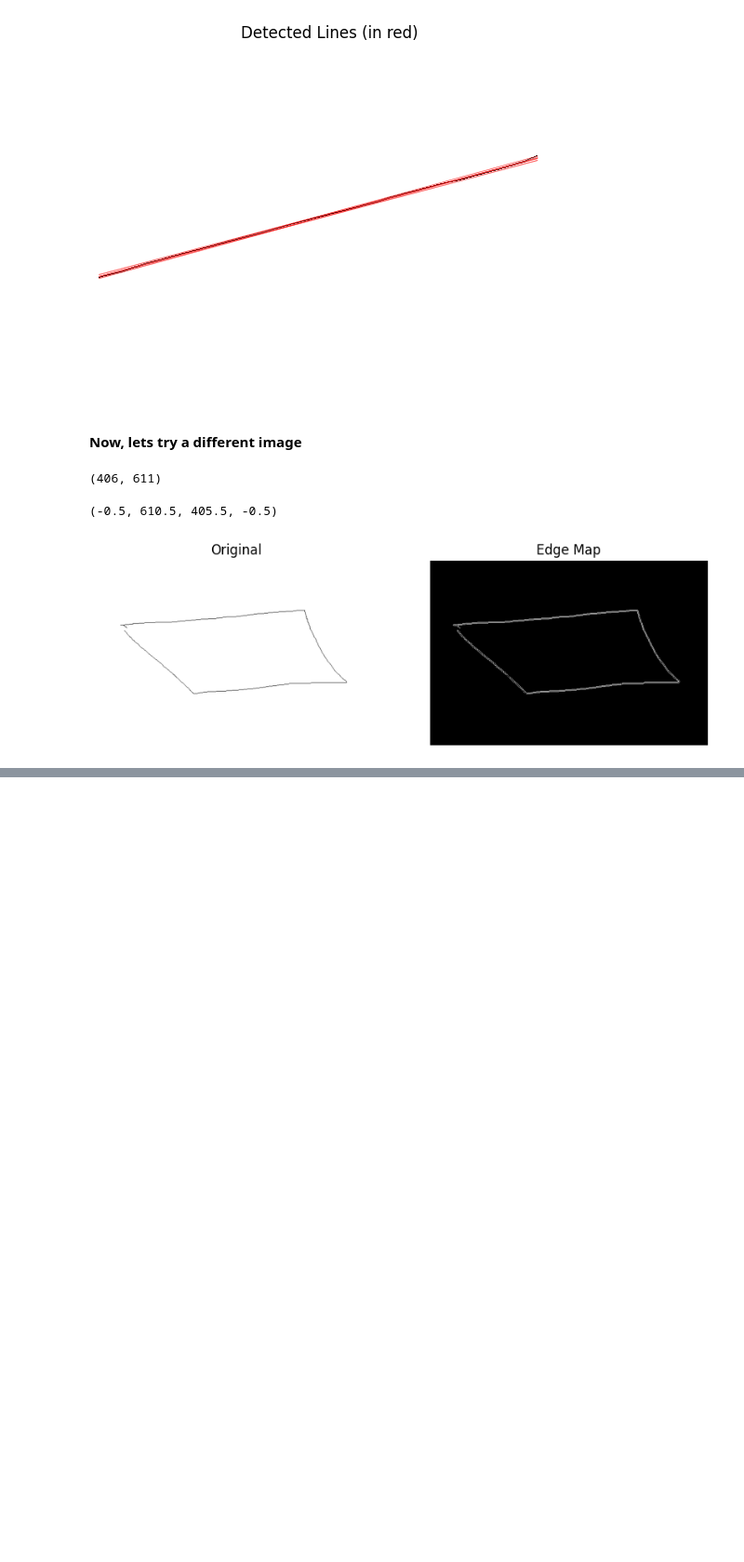
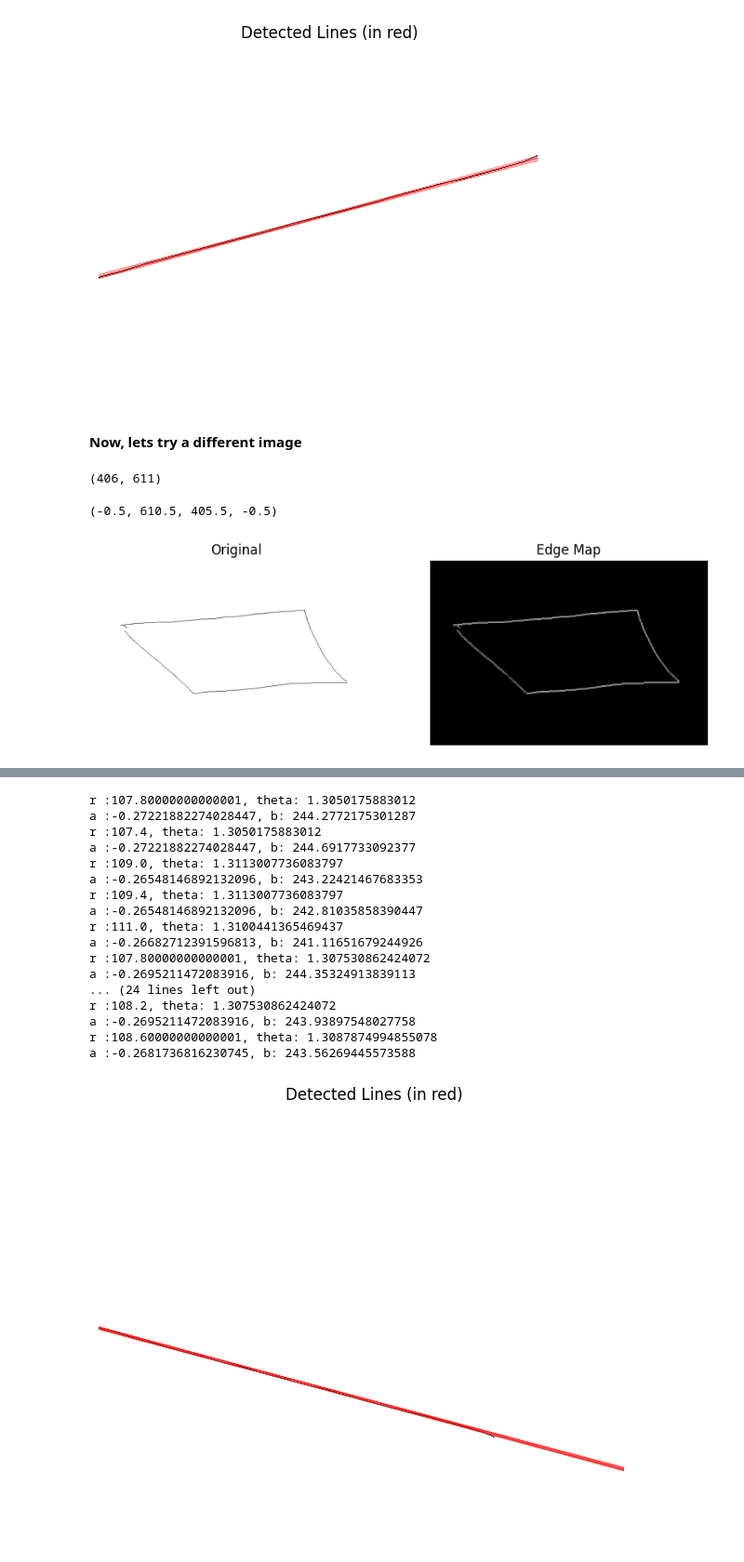
Before and after one commit to tsultan16/Computer_Vision, a Jupyter notebook: feature_detection/line_detection.ipynb, the cells around one changed output, grey strips where cells are left out. Shown at 93% size. Cells and saved outputs as stored; diff of their text form; code cells hidden in the pictures; blank space fills up the shorter version.

```diff
--- a/feature_detection/line_detection.ipynb
+++ b/feature_detection/line_detection.ipynb
@@ -231,0 +351,44 @@ plt.show()
+# %%
+# first convert the gray scale image to color
+color_img = cv2.cvtColor(img, cv2.COLOR_GRAY2RGB)
+
+plt.figure(figsize=(8,6))
+plt.imshow(color_img)
+plt.title("Detected Lines (in red)")
+plt.axis('off')
+
+# display the lines overlayed on the image
+for line in lines_polar:
+    theta, r = line
+    a = -1.0/np.tan(theta)
+    b = color_img.shape[0] - (r / np.sin(theta))
+    print(f"r :{r}, theta: {theta}")
+    print(f"a :{a}, b: {b}")
+    x = np.linspace(0,color_img2.shape[1],10)
+    y = a*x + b
+
+    # draw the line in red
+    plt.plot(x,y, color='red', linestyle='--', linewidth=0.25)
+
+plt.ylim(0,500)
+
+plt.show()
+# %% [output]
+r :107.80000000000001, theta: 1.3050175883012
+a :-0.27221882274028447, b: 244.2772175301287
+r :107.4, theta: 1.3050175883012
+a :-0.27221882274028447, b: 244.6917733092377
+r :109.0, theta: 1.3113007736083797
+a :-0.26548146892132096, b: 243.22421467683353
+r :109.4, theta: 1.3113007736083797
+a :-0.26548146892132096, b: 242.81035858390447
+r :111.0, theta: 1.3100441365469437
+a :-0.26682712391596813, b: 241.11651679244926
+r :107.80000000000001, theta: 1.307530862424072
+a :-0.2695211472083916, b: 244.35324913839113
+... (24 lines left out)
+r :108.2, theta: 1.307530862424072
+a :-0.2695211472083916, b: 243.93897548027758
+r :108.60000000000001, theta: 1.3087874994855078
+a :-0.2681736816230745, b: 243.56269445573588
+[figure, added]
```
Also changed, not shown: parts of 13 cells of this notebook.
